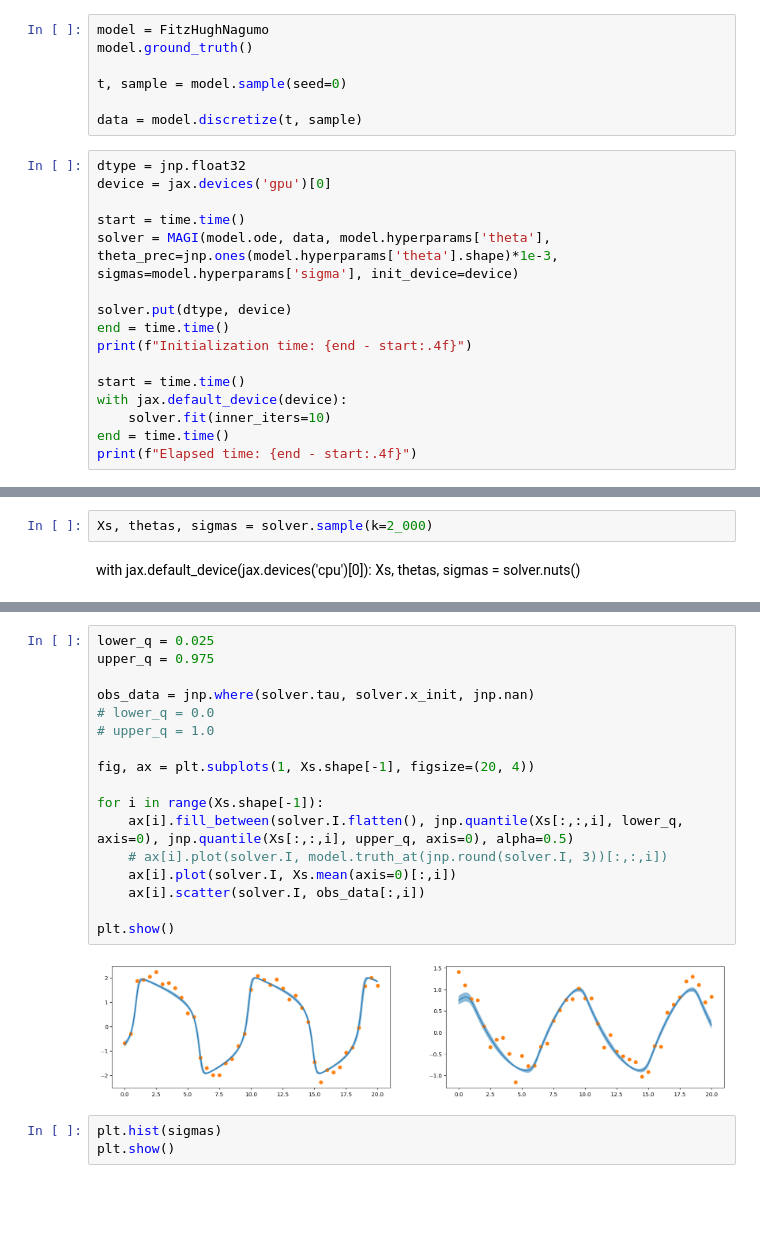
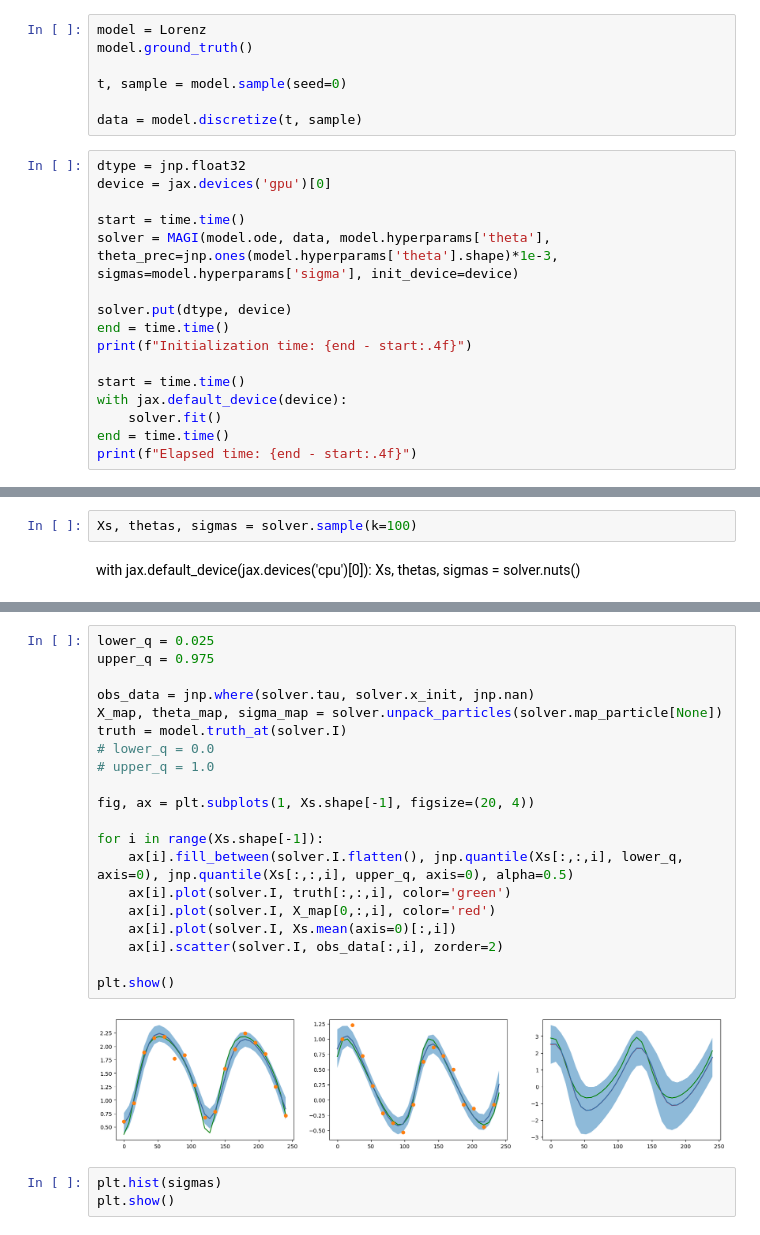
Before and after one commit to jsliu02/magi_msvgd, a Jupyter notebook: magi_msvgd/JAX Testing.ipynb, the cells around one changed output, grey strips where cells are left out. Saved outputs shown, nothing was run; the diff lists cells and outputs as text; blank space fills up the shorter version.

```diff
--- a/magi_msvgd/JAX Testing.ipynb
+++ b/magi_msvgd/JAX Testing.ipynb
@@ -21,7 +21,7 @@ cleared 1840 entries, 102.2 MB from /home/jamie/storage-1/github-repos/magi_msvg
  1840,
  102234626)
 # %%
-model = FitzHughNagumo
+model = Lorenz
 model.ground_truth()
 
 t, sample = model.sample(seed=0)
@@ -40,7 +40,7 @@ print(f"Initialization time: {end - start:.4f}")
 
 start = time.time()
 with jax.default_device(device):
-    solver.fit(inner_iters=10)
+    solver.fit()
 end = time.time()
 print(f"Elapsed time: {end - start:.4f}")
 # %% [output]
@@ -82,7 +82,7 @@ MAGI diagnosis  --  d = 325, p = 3, 1.0 s, no sampling
   STATUS: OK
     The mode is a unique maximum, every parameter is proper, and the GP constrains the states.
 # %%
-Xs, thetas, sigmas = solver.sample(k=2_000)
+Xs, thetas, sigmas = solver.sample(k=100)
 # %% [markdown]
 with jax.default_device(jax.devices('cpu')[0]):
     Xs, thetas, sigmas = solver.nuts()
@@ -99,22 +99,25 @@ plt.show()
 # %%
 lower_q = 0.025
 upper_q = 0.975
 
 obs_data = jnp.where(solver.tau, solver.x_init, jnp.nan)
+X_map, theta_map, sigma_map = solver.unpack_particles(solver.map_particle[None])
+truth = model.truth_at(solver.I)
 # lower_q = 0.0
 # upper_q = 1.0
 
 fig, ax = plt.subplots(1, Xs.shape[-1], figsize=(20, 4))
 
 for i in range(Xs.shape[-1]):
     ax[i].fill_between(solver.I.flatten(), jnp.quantile(Xs[:,:,i], lower_q, axis=0), jnp.quantile(Xs[:,:,i], upper_q, axis=0), alpha=0.5)
-    # ax[i].plot(solver.I, model.truth_at(jnp.round(solver.I, 3))[:,:,i])
+    ax[i].plot(solver.I, truth[:,:,i], color='green')
+    ax[i].plot(solver.I, X_map[0,:,i], color='red')
     ax[i].plot(solver.I, Xs.mean(axis=0)[:,i])
-    ax[i].scatter(solver.I, obs_data[:,i])
+    ax[i].scatter(solver.I, obs_data[:,i], zorder=2)
 
 plt.show()
 # %% [output]
-[figure, old version]
+[figure, new version]
 # %%
 plt.hist(sigmas)
 plt.show()
```
Also changed, not shown: parts of 3 cells of this notebook, 12 other files.
